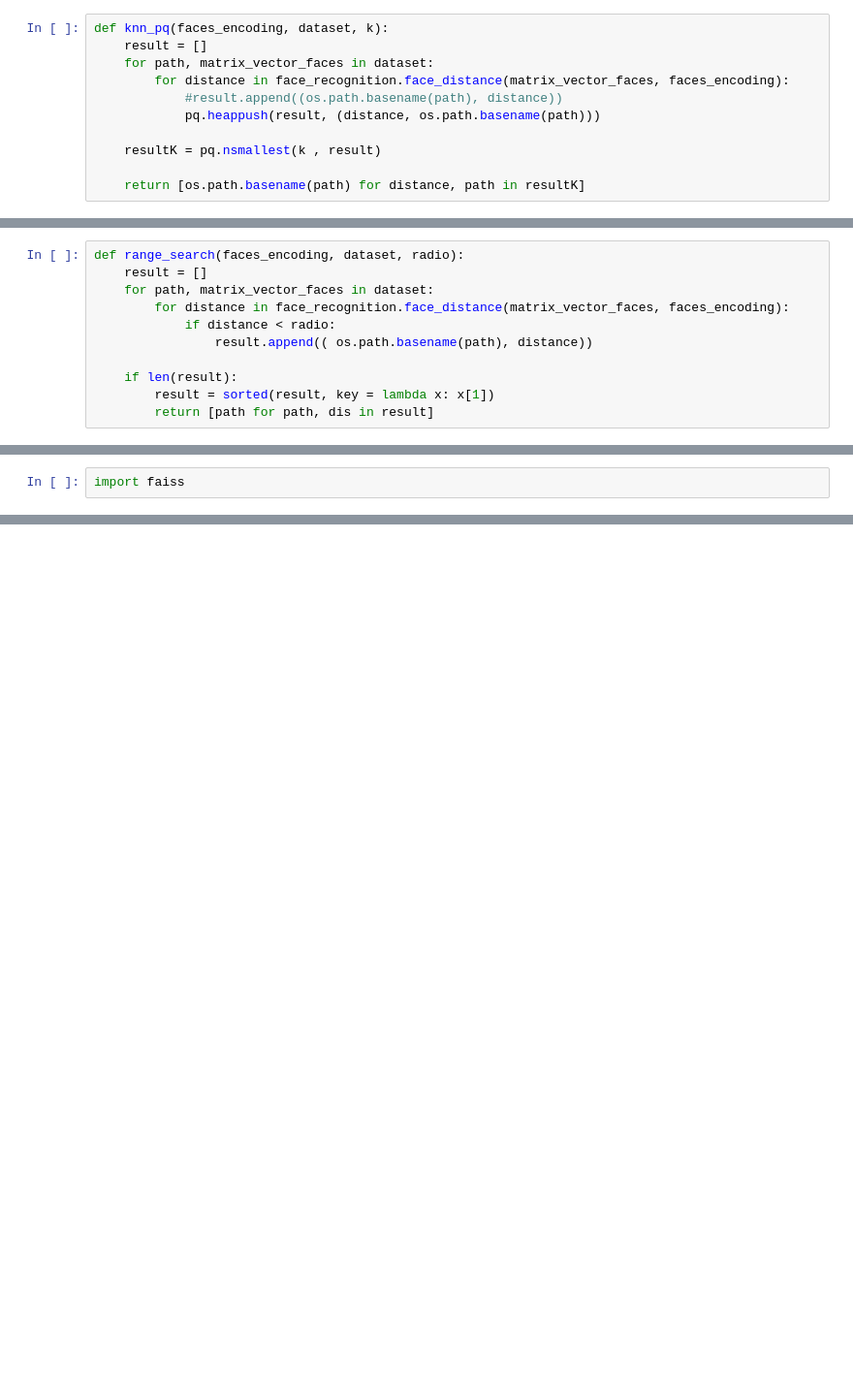
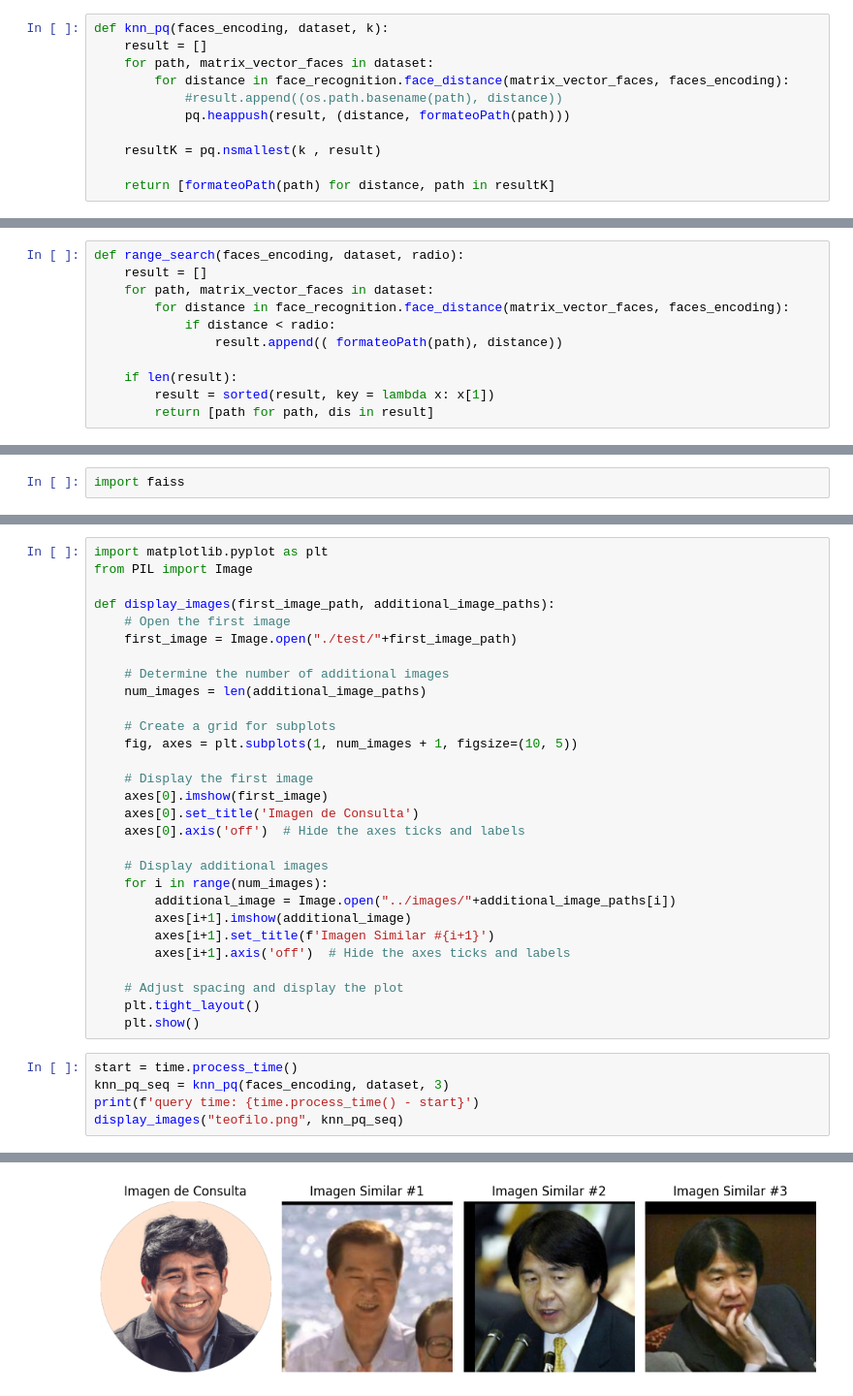
Before and after one commit to ValDLaw/Proyecto3BDD2, a Jupyter notebook: backend/experiment.ipynb, the cells around one changed output, grey strips where cells are left out. Shown at 97% size. Cells and saved outputs as stored; diff of their text form; blank space fills up the shorter version.

Commit message:
Added Comparisons and FormateoPath

```diff
--- a/backend/experiment.ipynb
+++ b/backend/experiment.ipynb
@@ -29,11 +35,11 @@ def knn_pq(faces_encoding, dataset, k):
     for path, matrix_vector_faces in dataset:
         for distance in face_recognition.face_distance(matrix_vector_faces, faces_encoding):
             #result.append((os.path.basename(path), distance))
-            pq.heappush(result, (distance, os.path.basename(path)))
+            pq.heappush(result, (distance, formateoPath(path)))
 
     resultK = pq.nsmallest(k , result)
 
-    return [os.path.basename(path) for distance, path in resultK]
+    return [formateoPath(path) for distance, path in resultK]
 # %%
 ''' Testeando KNN-Secuencial PQ'''
 print("KNN-Secuencial PQ TEST")
@@ -96,7 +102,7 @@ def range_search(faces_encoding, dataset, radio):
     for path, matrix_vector_faces in dataset:
         for distance in face_recognition.face_distance(matrix_vector_faces, faces_encoding):
             if distance < radio:
-                result.append(( os.path.basename(path), distance))
+                result.append(( formateoPath(path), distance))
 
     if len(result):
         result = sorted(result, key = lambda x: x[1])
@@ -412,0 +466,35 @@ N = 12800
+# %%
+import matplotlib.pyplot as plt
+from PIL import Image
+
+def display_images(first_image_path, additional_image_paths):
+    # Open the first image
+    first_image = Image.open("./test/"+first_image_path)
+
+    # Determine the number of additional images
+    num_images = len(additional_image_paths)
+
+    # Create a grid for subplots
+    fig, axes = plt.subplots(1, num_images + 1, figsize=(10, 5))
+
+    # Display the first image
+    axes[0].imshow(first_image)
+    axes[0].set_title('Imagen de Consulta')
+    axes[0].axis('off')  # Hide the axes ticks and labels
+
+    # Display additional images
+    for i in range(num_images):
+        additional_image = Image.open("../images/"+additional_image_paths[i])
+        axes[i+1].imshow(additional_image)
+        axes[i+1].set_title(f'Imagen Similar #{i+1}')
+        axes[i+1].axis('off')  # Hide the axes ticks and labels
+
+    # Adjust spacing and display the plot
+    plt.tight_layout()
+    plt.show()
+# %%
+start = time.process_time()
+knn_pq_seq = knn_pq(faces_encoding, dataset, 3)
+print(f'query time: {time.process_time() - start}')
+display_images("teofilo.png", knn_pq_seq)
+# %% [output]
@@ -412,0 +502 @@ N = 12800
+[figure, added]
```
Also changed, not shown: parts of 20 cells of this notebook, 1 other file.
